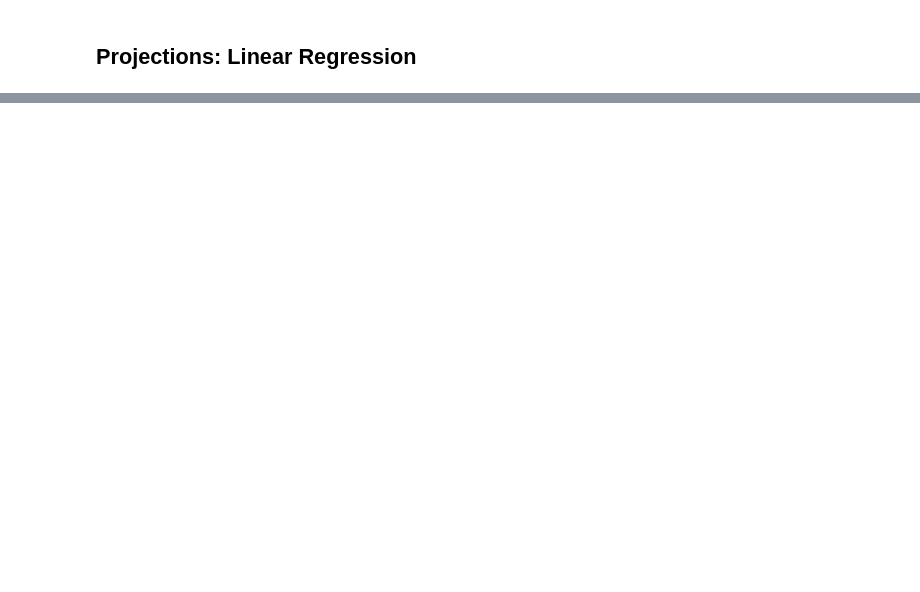
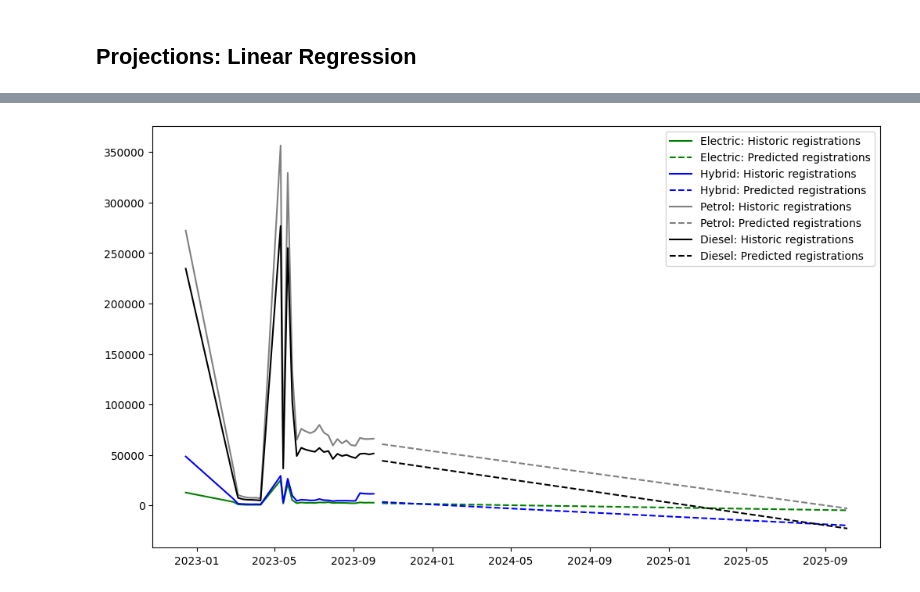
Before and after one commit to New-AutoMotive/zev_mandate, a Jupyter notebook: 08.03) Seconds Hand Prices.ipynb, the cells around one changed output, grey strips where cells are left out. Saved outputs shown, nothing was run; the diff lists cells and outputs as text; code cells hidden in the pictures; blank space fills up the shorter version.

```diff
--- a/08.03) Seconds Hand Prices.ipynb
+++ b/08.03) Seconds Hand Prices.ipynb
@@ -510,0 +944,20 @@ fig.show()
+# %%
+# Plot 'registrations' predictions.
+plt.figure(figsize=(12, 7))
+
+plt.plot(df_mr_electric['date'], df_mr_electric['registrations'], color='green', label='Electric: Historic registrations')
+plt.plot(electric_tsa_registrations['date'], electric_tsa_registrations['registrations'], '--', color='green', label='Electric: Predicted registrations')
+
+plt.plot(df_mr_hybrid['date'], df_mr_hybrid['registrations'], color='blue', label='Hybrid: Historic registrations')
+plt.plot(hybrid_tsa_registrations['date'], hybrid_tsa_registrations['registrations'], '--', color='blue', label='Hybrid: Predicted registrations')
+
+plt.plot(df_mr_petrol['date'], df_mr_petrol['registrations'], color='grey', label='Petrol: Historic registrations')
+plt.plot(petrol_tsa_registrations['date'], petrol_tsa_registrations['registrations'], '--', color='grey', label='Petrol: Predicted registrations')
+
+plt.plot(df_mr_diesel['date'], df_mr_diesel['registrations'], color='black', label='Diesel: Historic registrations')
+plt.plot(diesel_tsa_registrations['date'], diesel_tsa_registrations['registrations'], '--', color='black', label='Diesel: Predicted registrations')
+
+plt.legend()
+plt.show()
+# %% [output]
+[figure, added]
```
Also changed, not shown: parts of 41 cells of this notebook.
